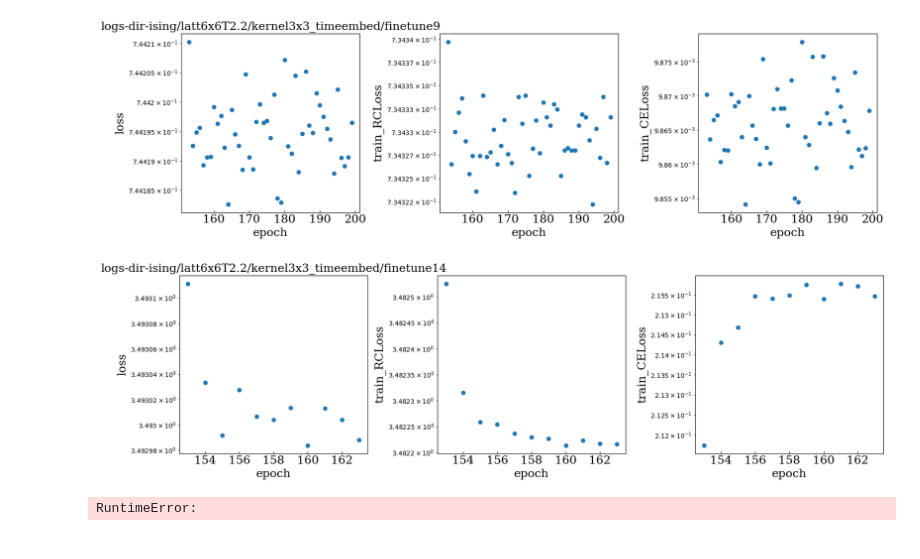
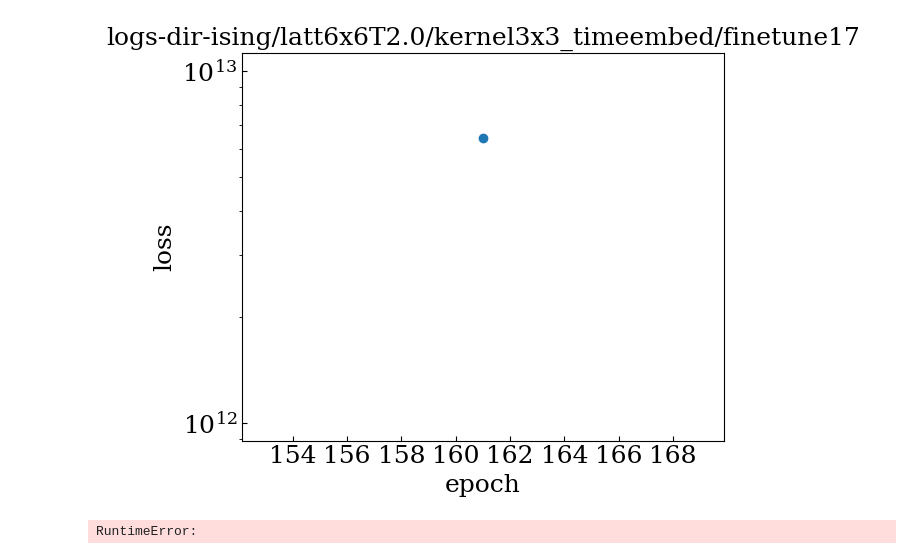
Before and after one commit to tuoping/alchemicalFES, a Jupyter notebook: analyselog-ising.ipynb, the cells around one changed output. Drawn from its saved outputs; the diff is of its cells as text; code cells hidden in the pictures.

```diff
--- a/analyselog-ising.ipynb
+++ b/analyselog-ising.ipynb
@@ -100,15 +106,9 @@ def plot_1losses(dir_dir_b1024, after_epoch=None):
 # %%
 
-dir = "logs-dir-ising/latt6x6T2.2/kernel3x3_timeembed/finetune9"
-plot_3losses(dir)
+dir = "logs-dir-ising/latt6x6T2.0/kernel3x3_timeembed/finetune17"
+plot_1losses(dir)
 # %% [output]
-[figure, old version]
+[figure, new version]
-# %%
-
-dir = "logs-dir-ising/latt6x6T2.2/kernel3x3_timeembed/finetune14"
-plot_3losses(dir)
-# %% [output]
-[figure, removed]
 # %%
 raise RuntimeError
 plt.rcParams["figure.figsize"] = (6,5)
```
Also changed, not shown: parts of 1 cell of this notebook, 10 other files.
